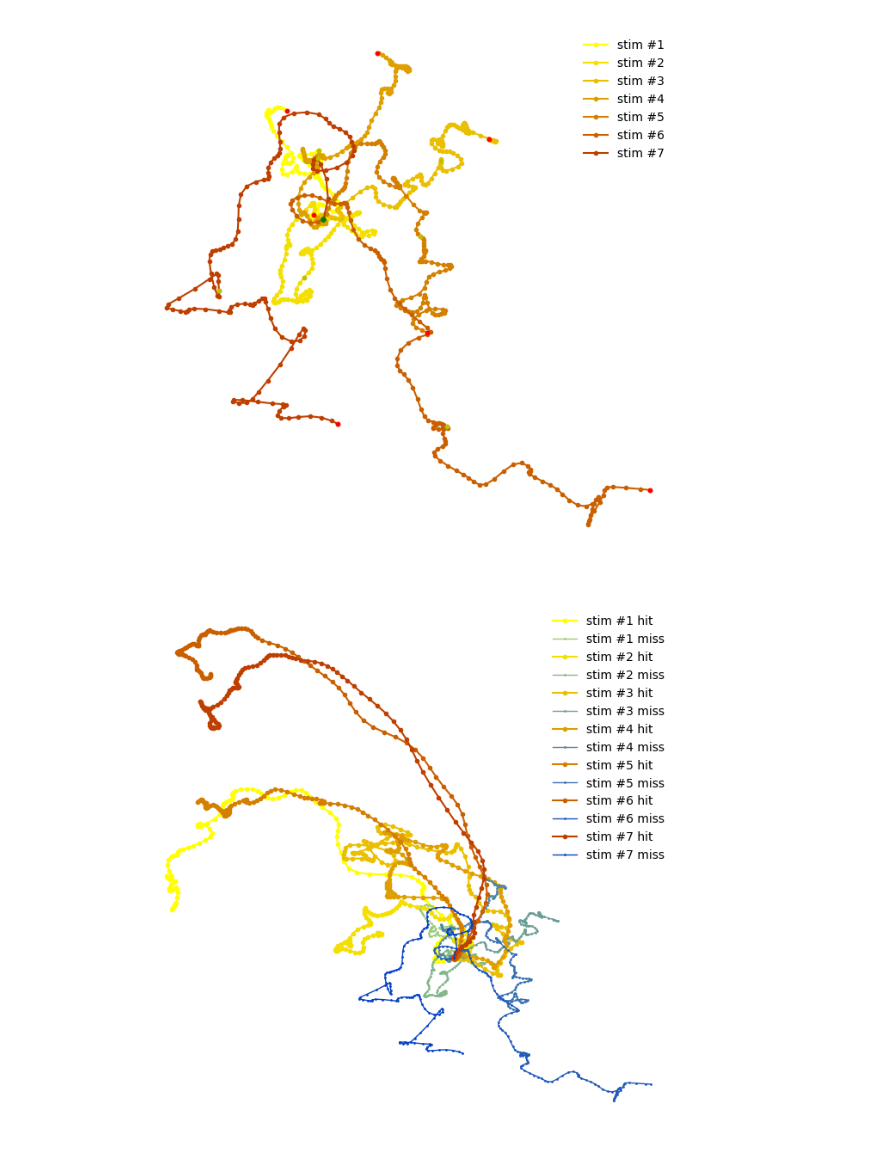
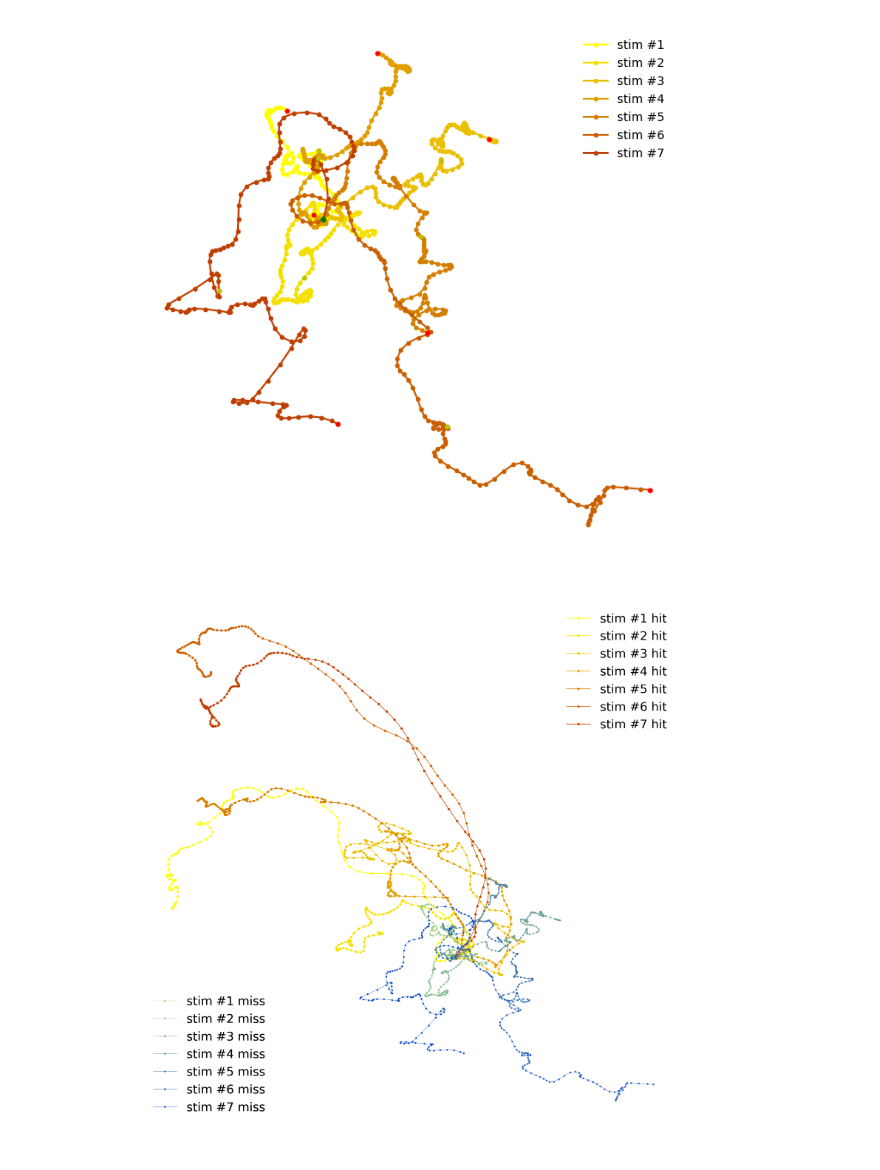
Before and after one commit to ge00rg/LabRotSprekeler, a Jupyter notebook: Regression.ipynb, the cells around one changed output. Saved outputs shown, nothing was run; the diff lists cells and outputs as text; code cells hidden in the pictures.

```diff
--- a/Regression.ipynb
+++ b/Regression.ipynb
@@ -261,4 +254,5 @@ X_pca, pca = do_PCA(X, n_comps=n_comps)
 # %%
 beta_pca = get_beta_pca(beta_re, pca)
 # %%
-beta_max = get_beta_max(beta_pca)
+beta_max = get_beta_max(beta_pca)[:2,:]
+beta_max.shape
@@ -327,29 +323,41 @@ for i in range(7):
 # %%
 x_ground = choice[0][58]
 y_ground = intensity[0][58]
 
 colors = ['#BF3F00', '#CA5F00', '#D47F00', '#DF9F00', '#EABF00', '#F4DF00', '#FFFF00'][::-1]
 colors_m = ['#0542C7', '#1E59BB', '#3770AF', '#5187A3', '#6A9E96', '#83B58A', '#9CCC7E'][::-1]
 
 #plt.figure(figsize=(8,8), dpi=100, frameon=False)
-fig, ax = plt.subplots(figsize=(8,8), dpi=100)
+fig, ax = plt.subplots(figsize=(8,8), dpi=400)
 ax.axis('off')
+hit_labels = []
+miss_labels = []
 for i in range(7):
     c = i
     d = i+7
 
     diffx = choice[i][58] - x_ground
     diffy = intensity[i][58] - y_ground
 
     diffxx = choice[i+7][58] - x_ground
     diffyy = intensity[i+7][58] - y_ground
 
-    plt.plot(choice[c][58:]-diffx, intensity[c][58:]-diffy, marker='o', markersize=3, color=colors[i], zorder=1, label='stim #{} hit'.format(i+1))
-    plt.plot(choice[d][58:]-diffxx, intensity[d][58:]-diffyy, marker='o', linewidth=1, markersize=1, color=colors_m[i], zorder=1, label='stim #{} miss'.format(i+1))
+    h, = plt.plot(choice[c][58:]-diffx, intensity[c][58:]-diffy, marker='o', linewidth=0.5, markersize=1, color=colors[i], zorder=1, label='stim #{} hit'.format(i+1))
+    m, = plt.plot(choice[d][58:]-diffxx, intensity[d][58:]-diffyy, marker='o', linewidth=0.2, markersize=0.5, color=colors_m[i], zorder=2, label='stim #{} miss'.format(i+1))
+    hit_labels.append('stim #{} hit'.format(i+1))
+    miss_labels.append('stim #{} miss'.format(i+1))
     #plt.scatter(choice[c][58]-diffx, intensity[c][58]-diffy, color='g', s=10, zorder=2)
     #plt.scatter(choice[c][116]-diffx, intensity[c][116]-diffy, color='y', s=10, zorder=2)
     #plt.scatter(choice[c][179]-diffx, intensity[c][179]-diffy, color='r', s=10, zorder=2)
-
-    plt.legend(frameon=False)
+#first_legend = plt.legend(hits[0],['asd', 'as', 'a', 'a', 'a', 'a,', 'a'])
+#plt.legend(hits[0] for h in hits)
+#plt.gca().add_artist(first_legend)
+lines = ax.get_lines()
+legend1 = pyplot.legend([lines[i] for i in [0,2,4, 6, 8, 10, 12]], hit_labels, loc=1)
+legend2 = pyplot.legend([lines[i] for i in [1,3,5, 7, 9, 11, 13]], miss_labels, loc=3)
+ax.add_artist(legend1)
+ax.add_artist(legend2)
+legend1.set_frame_on(False)
+legend2.set_frame_on(False)
 # %% [output]
-[figure, old version]
+[figure, new version]
```
Also changed, not shown: parts of 14 cells of this notebook.
